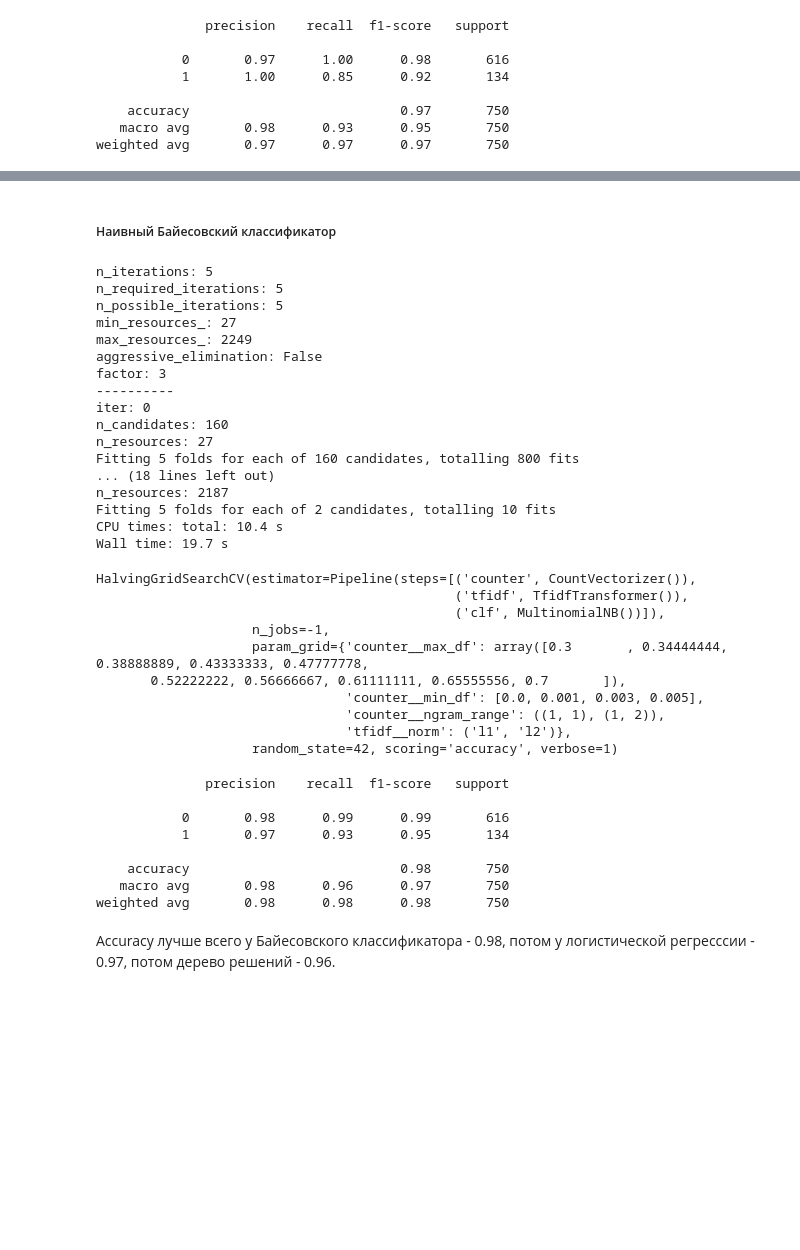
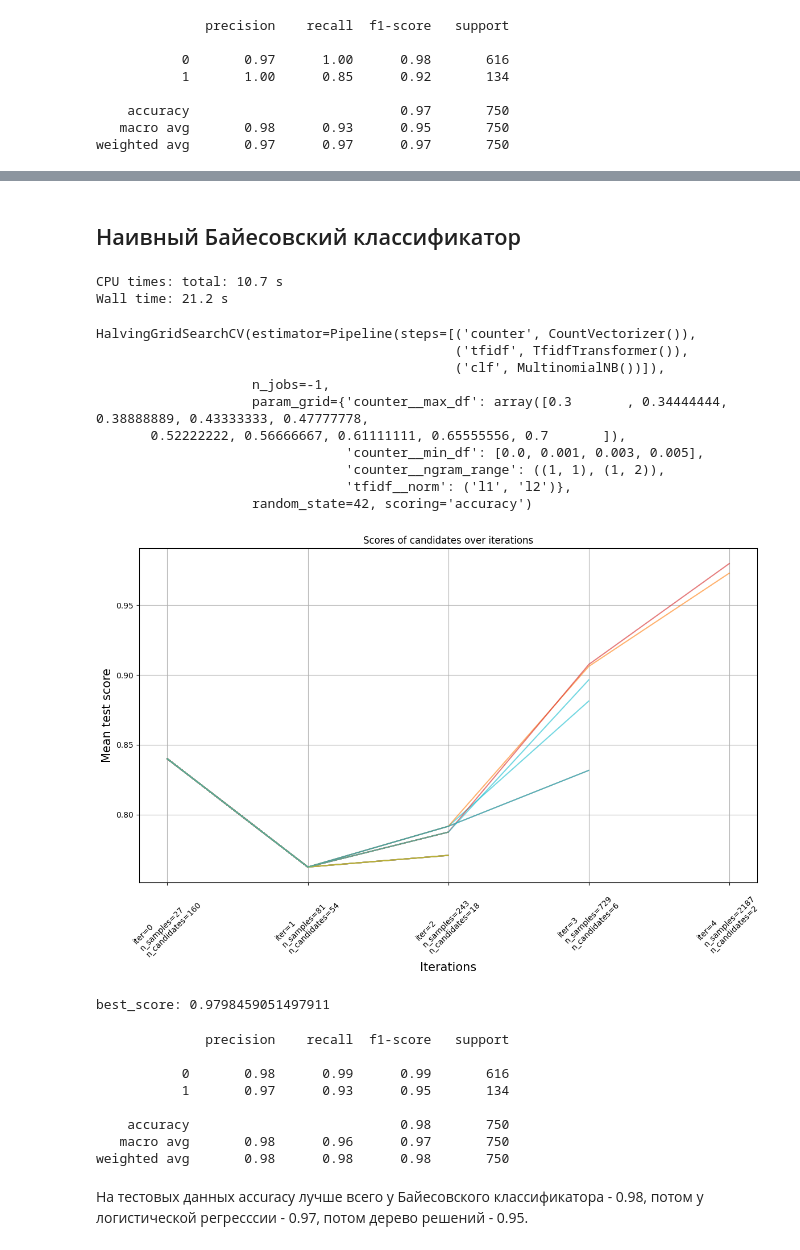
Before and after one commit to sad-bkt/nlp_course, a Jupyter notebook: Lab_2/lab_2.ipynb, the cells around one changed output, grey strips where cells are left out. Cells and saved outputs as stored; diff of their text form; code cells hidden in the pictures; blank space fills up the shorter version.

```diff
--- a/Lab_2/lab_2.ipynb
+++ b/Lab_2/lab_2.ipynb
@@ -450,5 +397,5 @@ weighted avg       0.96      0.96      0.96       750
 # %% [markdown]
-##### Наивный Байесовский классификатор
+## Наивный Байесовский классификатор
 # %%
 pipe = Pipeline(
     steps=[
@@ -471,30 +418,14 @@ grid_search = HalvingGridSearchCV(
     pipe,
     param_grid=parameter_grid,
     n_jobs=-1,
-    verbose=1,
     cv=5,
     scoring='accuracy',
     random_state=42,
 )
 grid_search.fit(X_train, y_train)
 # %% [output]
-n_iterations: 5
-n_required_iterations: 5
-n_possible_iterations: 5
-min_resources_: 27
-max_resources_: 2249
-aggressive_elimination: False
-factor: 3
-----------
-iter: 0
-n_candidates: 160
-n_resources: 27
-Fitting 5 folds for each of 160 candidates, totalling 800 fits
-... (18 lines left out)
-n_resources: 2187
-Fitting 5 folds for each of 2 candidates, totalling 10 fits
-CPU times: total: 10.4 s
-Wall time: 19.7 s
+CPU times: total: 10.7 s
+Wall time: 21.2 s
 HalvingGridSearchCV(estimator=Pipeline(steps=[('counter', CountVectorizer()),
                                               ('tfidf', TfidfTransformer()),
                                               ('clf', MultinomialNB())]),
@@ -504,7 +435,13 @@ HalvingGridSearchCV(estimator=Pipeline(steps=[('counter', CountVectorizer()),
                                 'counter__min_df': [0.0, 0.001, 0.003, 0.005],
                                 'counter__ngram_range': ((1, 1), (1, 2)),
                                 'tfidf__norm': ('l1', 'l2')},
-                    random_state=42, scoring='accuracy', verbose=1)
+                    random_state=42, scoring='accuracy')
+# %%
+plot(grid_search)
+print("best_score:", grid_search.best_score_)
+# %% [output]
+[figure, added]
+best_score: 0.9798459051497911
 # %%
 preds = grid_search.best_estimator_.predict(X_test)
 print(classification_report(y_test, preds))
@@ -518,4 +455,4 @@ print(classification_report(y_test, preds))
    macro avg       0.98      0.96      0.97       750
 weighted avg       0.98      0.98      0.98       750
 # %% [markdown]
-Accuracy лучше всего у Байесовского классификатора - 0.98, потом у логистической регресссии - 0.97, потом дерево решений - 0.96.
+На тестовых данных accuracy лучше всего у Байесовского классификатора - 0.98, потом у логистической регресссии - 0.97, потом дерево решений - 0.95.
```
Also changed, not shown: parts of 29 cells of this notebook.
